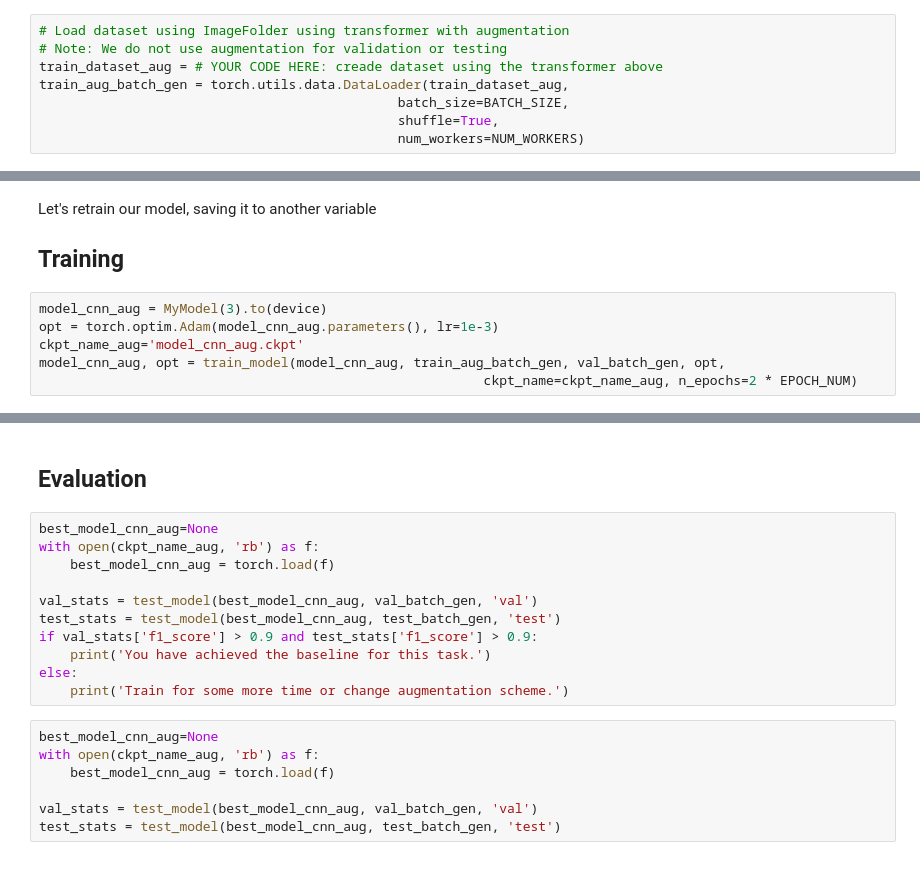
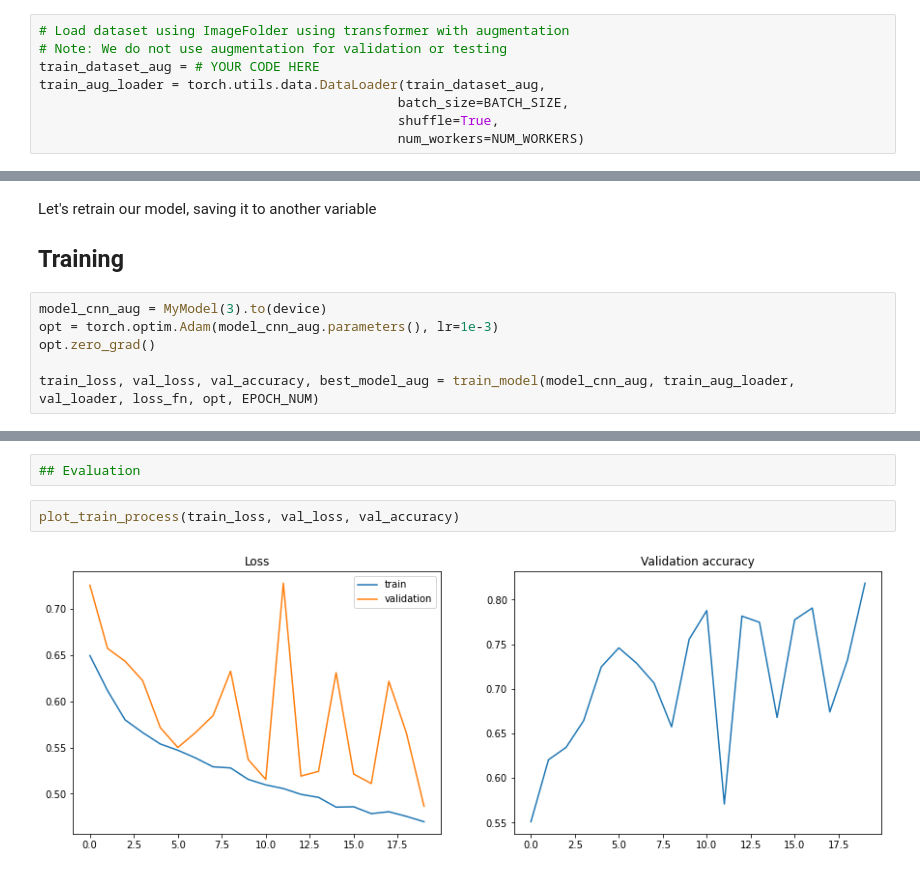
Before and after one commit to girafe-ai/intro-to-ml-harbour, a Jupyter notebook: day12_Convolutional_neural_networks/12_cnn_seminar.ipynb, the cells around one changed output, grey strips where cells are left out. Saved outputs shown, nothing was run; the diff lists cells and outputs as text.

```diff
--- a/day12_Convolutional_neural_networks/12_cnn_seminar.ipynb
+++ b/day12_Convolutional_neural_networks/12_cnn_seminar.ipynb
@@ -697,8 +723,8 @@ transformer_augmented = transforms.Compose([
 # %%
 # Load dataset using ImageFolder using transformer with augmentation
 # Note: We do not use augmentation for validation or testing
-train_dataset_aug = # YOUR CODE HERE: creade dataset using the transformer above
-train_aug_batch_gen = torch.utils.data.DataLoader(train_dataset_aug,
+train_dataset_aug = # YOUR CODE HERE
+train_aug_loader = torch.utils.data.DataLoader(train_dataset_aug,
                                               batch_size=BATCH_SIZE,
                                               shuffle=True,
                                               num_workers=NUM_WORKERS)
@@ -715,6 +741,6 @@ Let's retrain our model, saving it to another variable
 # %%
 model_cnn_aug = MyModel(3).to(device)
 opt = torch.optim.Adam(model_cnn_aug.parameters(), lr=1e-3)
-ckpt_name_aug='model_cnn_aug.ckpt'
-model_cnn_aug, opt = train_model(model_cnn_aug, train_aug_batch_gen, val_batch_gen, opt,
-                                                         ckpt_name=ckpt_name_aug, n_epochs=2 * EPOCH_NUM)
+opt.zero_grad()
+
+train_loss, val_loss, val_accuracy, best_model_aug = train_model(model_cnn_aug, train_aug_loader, val_loader, loss_fn, opt, EPOCH_NUM)
@@ -721,20 +765,6 @@ model_cnn_aug, opt = train_model(model_cnn_aug, train_aug_batch_gen, val_batch_g
-# %% [markdown]
-## Evaluation
-# %%
-best_model_cnn_aug=None
-with open(ckpt_name_aug, 'rb') as f:
-    best_model_cnn_aug = torch.load(f)
-
-val_stats = test_model(best_model_cnn_aug, val_batch_gen, 'val')
-test_stats = test_model(best_model_cnn_aug, test_batch_gen, 'test')
-if val_stats['f1_score'] > 0.9 and test_stats['f1_score'] > 0.9:
-    print('You have achieved the baseline for this task.')
-else:
-    print('Train for some more time or change augmentation scheme.')
-# %%
-best_model_cnn_aug=None
-with open(ckpt_name_aug, 'rb') as f:
-    best_model_cnn_aug = torch.load(f)
-
-val_stats = test_model(best_model_cnn_aug, val_batch_gen, 'val')
-test_stats = test_model(best_model_cnn_aug, test_batch_gen, 'test')
+# %%
+## Evaluation
+# %%
+plot_train_process(train_loss, val_loss, val_accuracy)
+# %% [output]
+[figure, added]
```
Also changed, not shown: parts of 40 cells of this notebook.
